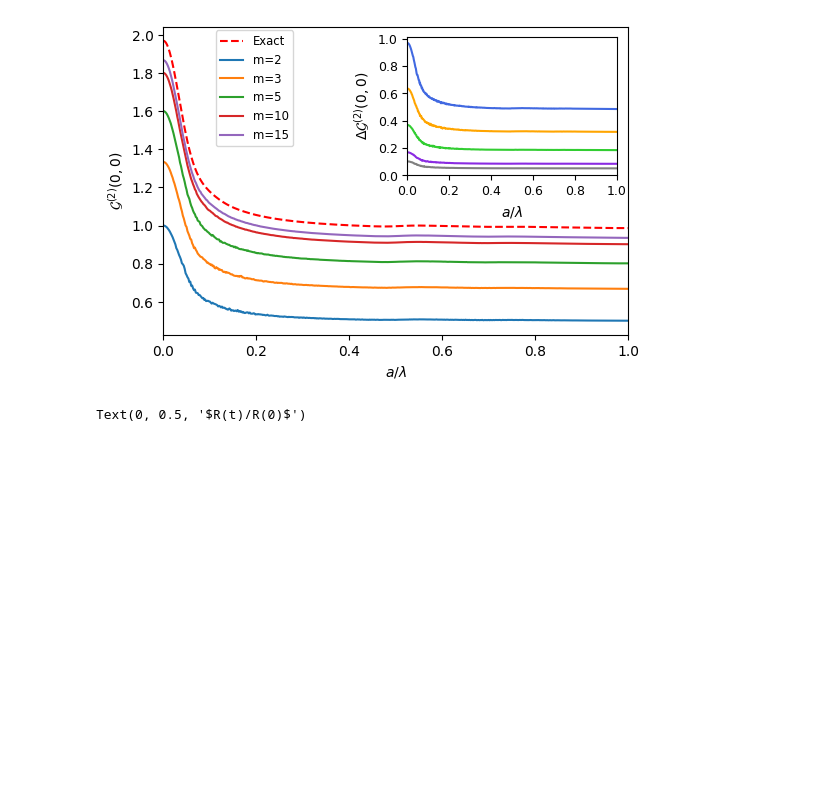
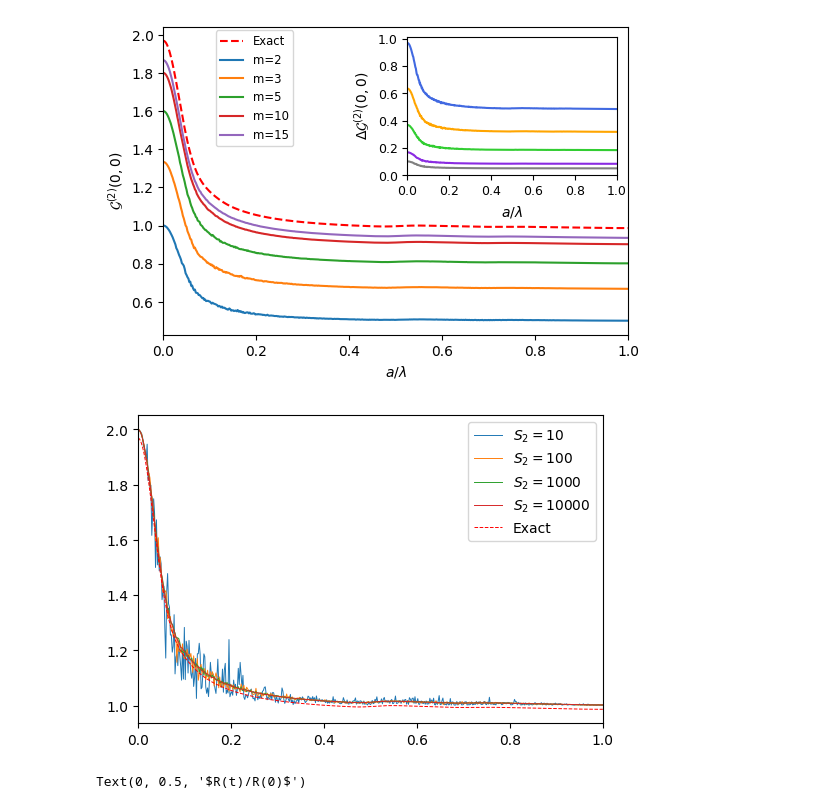
Before and after one commit to Daneyles1/PhD_Projects, a Jupyter notebook: Sampling Methods/Plotting_Visuals.ipynb, the cells around one changed output. Saved outputs shown, nothing was run; the diff lists cells and outputs as text; code cells hidden in the pictures; blank space fills up the shorter version.

```diff
--- a/Sampling Methods/Plotting_Visuals.ipynb
+++ b/Sampling Methods/Plotting_Visuals.ipynb
@@ -56,4 +63,33 @@ ax_inset.set_yticks([0,0.2,0.4,0.6,0.8,1.0])
 plt.show()
 # %% [output]
 [figure]
+# %%
+#See the effect of altering the number of samples (S_2) on pairwise method
+N = 8
+Dim = 2
+a_set = np.round(np.linspace(0, 1, 501),10)
+
+fig, ax = plt.subplots(figsize=(6, 4))
+
+S_Set = [10, 100, 1000, 10000]
+for S_2 in S_Set:
+    Samples_Pair = Sampling_Methods(SOCF, Approx.PAIR, N, Dim, 2, Num_Samples=S_2)
+    Filename_m = Samples_Pair.Generate_Inverted_Array_Data(a_set)
+    Data = Read_Write_Class.Read_From_File(Filename_m)
+    Pair_a, Pair_g2 = map(list, zip(*Data))
+    Pair_a, Pair_g2 = Read_Write_Class.Sort_Both_Lists(Pair_a, Pair_g2)
+    ax.plot(Pair_a, Pair_g2, label=f"$S_2 = {S_2}$", linewidth=0.7)
+
+Samples_Exact = Sampling_Methods(SOCF, Approx.EXACT, N, Dim, Num_Samples=Num_Samples)
+Filename_Exact = Samples_Exact.Generate_Inverted_Array_Data(a_set)
+Data = Read_Write_Class.Read_From_File(Filename_Exact)
+Exact_a, Exact_g2 = map(list, zip(*Data))
+Exact_a, Exact_g2 = Read_Write_Class.Sort_Both_Lists(Exact_a, Exact_g2) # Sort both lists based on Exact_a values
+ax.plot(Exact_a, Exact_g2, label="Exact", color="red", linestyle='dashed', linewidth=0.7)
+
+ax.set_xlim(0,1)
+ax.legend()
+plt.show()
+# %% [output]
+[figure, added]
 # %%
```
Also changed, not shown: parts of 6 cells of this notebook, 45 other files.
